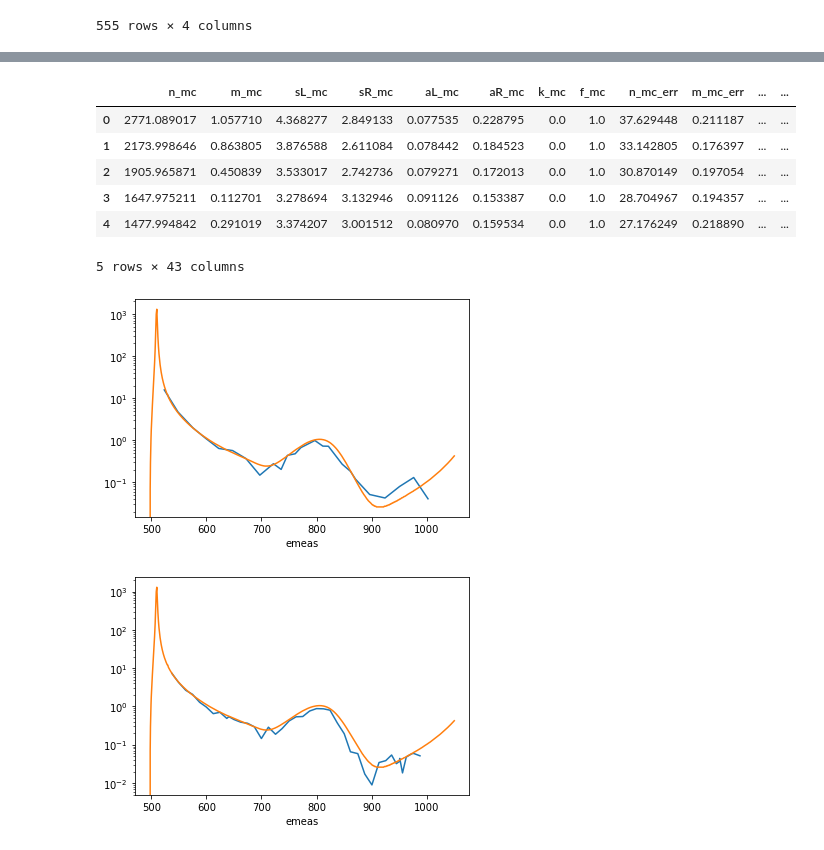
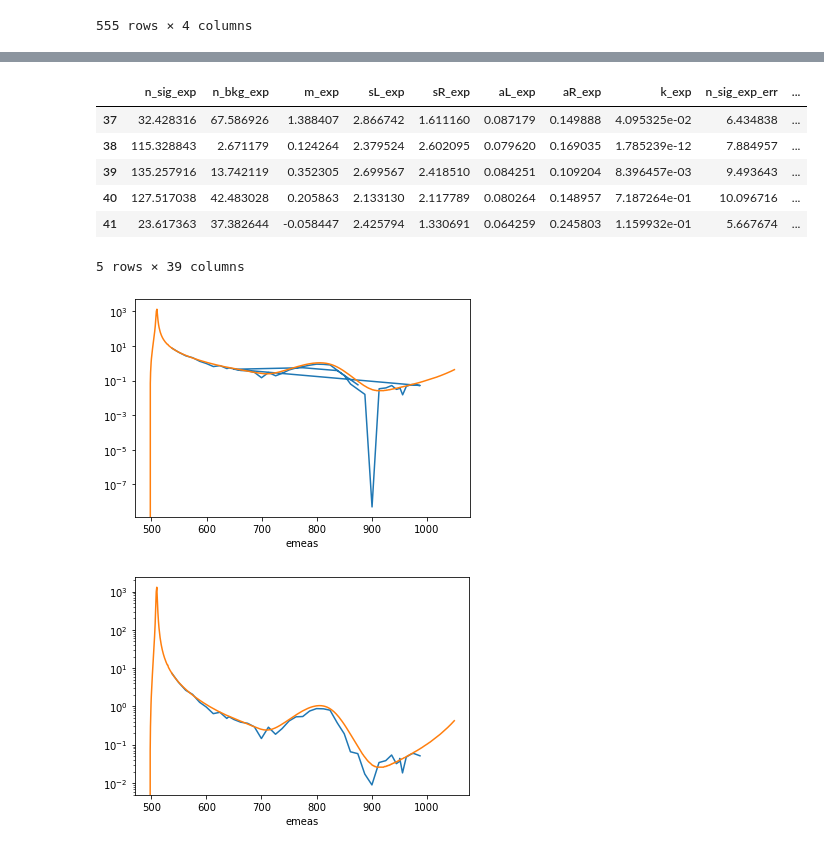
Before and after one commit to nikita-p/kskl20, a Jupyter notebook: notebooks/04. Calc crosses.ipynb, the cells around one changed output, grey strips where cells are left out. Cells and saved outputs as stored; diff of their text form; code cells hidden in the pictures.

```diff
--- a/notebooks/04. Calc crosses.ipynb
+++ b/notebooks/04. Calc crosses.ipynb
@@ -5,8 +5,8 @@ import matplotlib.pyplot as plt
 
 %matplotlib inline
 # %%
-df = pd.read_csv('images/fit11.csv', index_col=0)
-df_lum = pd.read_csv('/storeA/ryzhenenkov/lum2011.dat', sep='\t', names=['energy', 'lum', 'lum_err'], index_col='energy')
-df_triggers = pd.read_csv('images/triggers11.csv', index_col=0)
+df = pd.read_csv('images/fit19_new.csv', index_col=0)
+df_lum = pd.read_csv('/storeA/ryzhenenkov/lum2019.dat', sep='\t', names=['energy', 'lum', 'lum_err'], index_col='energy')
+df_triggers = pd.read_csv('images/triggers19_new.csv', index_col=0)
 df = df.join(df_lum).join(df_triggers[['eff_trig', 'eff_trig_err']])
 df['n0_mc'] = 20000
@@ -15,5 +25,5 @@ df['eff_reg'], df['eff_reg_err'] = df['n_mc']/df['n0_mc'], df['n_mc_err']/df['n0
 # %%
-df['cs_vis'] = (df['n_exp']*df['f_exp'])/(df['eff_reg']*df['eff_trig']*df['lum'])
+df['cs_vis'] = df['n_sig_exp']/(df['eff_reg']*df['eff_trig']*df['lum'])
 # %%
 df_koz = pd.read_csv('images/kozyrev.txt')
 df_koz['emeas'] = df_koz['E']/2
@@ -57,7 +67,6 @@ df_approx
 from pylib.radcors import RadCor
 # %%
 n_iter = 1
-last = 70
 for _ in range(n_iter):
     print(_+1, end='\t')
     spl = make_interp_spline(df_approx.emeas, df_approx.cs_born, k=1)
@@ -70,11 +79,7 @@ for _ in range(n_iter):
 
     temp_rads = df_vis.rad.copy().astype('float')
     for i, j in df_vis.iterrows():
-        if (i<=last):#&(i>max(0, last-5)):
-            temp_rads[i] = r.F_Radcor(j['emeas'])[0]
-#     if (abs(temp_rads[last]-df_vis['rad'][last])<0.05):
-#         _ = n_iter-1
-#         break
+        temp_rads[i] = r.F_Radcor(j['emeas'])[0]
     if (_==(n_iter-1)):
         plt.plot(df_vis['emeas'], df_vis['rad']-temp_rads)
 
@@ -115,13 +109,13 @@ df_n = df.merge(df_vis[['emeas', 'rad']], on='emeas')
 # %%
 df_n['cs_born'] = df_n['cs_vis']/df_n['rad']
 # %%
-df_n.head()
+df_n.tail()
 # %% [output]
-|  | n_mc | m_mc | sL_mc | sR_mc | aL_mc | aR_mc | k_mc | f_mc | n_mc_err | m_mc_err | ... | ... |
-| 0 | 2771.089017 | 1.057710 | 4.368277 | 2.849133 | 0.077535 | 0.228795 | 0.0 | 1.0 | 37.629448 | 0.211187 | ... | ... |
-| 1 | 2173.998646 | 0.863805 | 3.876588 | 2.611084 | 0.078442 | 0.184523 | 0.0 | 1.0 | 33.142805 | 0.176397 | ... | ... |
-| 2 | 1905.965871 | 0.450839 | 3.533017 | 2.742736 | 0.079271 | 0.172013 | 0.0 | 1.0 | 30.870149 | 0.197054 | ... | ... |
-| 3 | 1647.975211 | 0.112701 | 3.278694 | 3.132946 | 0.091126 | 0.153387 | 0.0 | 1.0 | 28.704967 | 0.194357 | ... | ... |
-| 4 | 1477.994842 | 0.291019 | 3.374207 | 3.001512 | 0.080970 | 0.159534 | 0.0 | 1.0 | 27.176249 | 0.218890 | ... | ... |
+|  | n_sig_exp | n_bkg_exp | m_exp | sL_exp | sR_exp | aL_exp | aR_exp | k_exp | n_sig_exp_err | ... |
+| 37 | 32.428316 | 67.586926 | 1.388407 | 2.866742 | 1.611160 | 0.087179 | 0.149888 | 4.095325e-02 | 6.434838 | ... |
+| 38 | 115.328843 | 2.671179 | 0.124264 | 2.379524 | 2.602095 | 0.079620 | 0.169035 | 1.785239e-12 | 7.884957 | ... |
+| 39 | 135.257916 | 13.742119 | 0.352305 | 2.699567 | 2.418510 | 0.084251 | 0.109204 | 8.396457e-03 | 9.493643 | ... |
+| 40 | 127.517038 | 42.483028 | 0.205863 | 2.133130 | 2.117789 | 0.080264 | 0.148957 | 7.187264e-01 | 10.096716 | ... |
+| 41 | 23.617363 | 37.382644 | -0.058447 | 2.425794 | 1.330691 | 0.064259 | 0.245803 | 1.159932e-01 | 5.667674 | ... |
-5 rows × 43 columns
+5 rows × 39 columns
 # %%
@@ -131,7 +125,7 @@ df_n.set_index('emeas').cs_born.plot()
 plt.plot(df_approx.emeas, df_approx.cs_born)
 plt.yscale('log')
 # %% [output]
-[figure, old version]
+[figure, new version]
 # %%
 df_n.set_index('emeas').cs_born.plot()
 plt.plot(df_approx.emeas, df_approx.cs_born)
```
Also changed, not shown: parts of 12 cells of this notebook, 8 other files.
